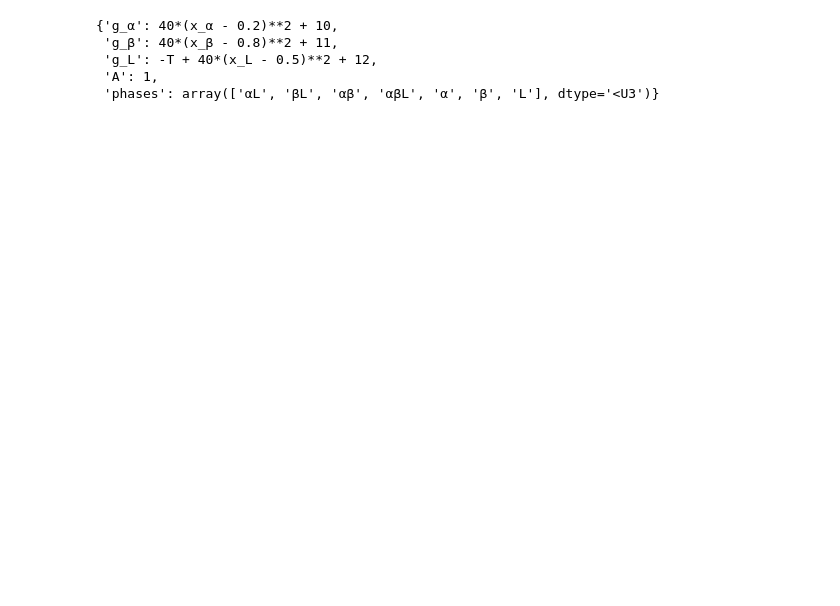
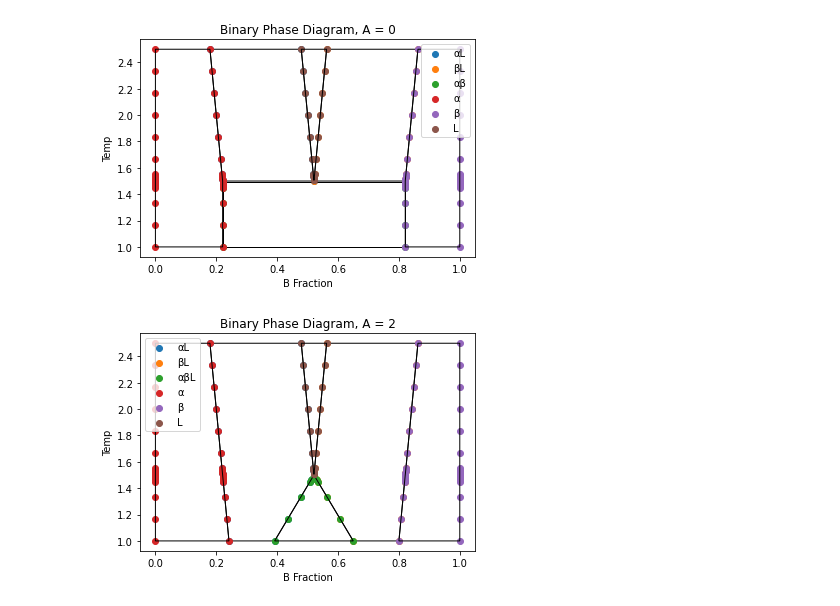
Before and after one commit to TeddyMeissner/Phase-Optimization, a Jupyter notebook: Binary 3-Phase.ipynb, the cells around one changed output. Saved outputs shown, nothing was run; the diff lists cells and outputs as text; code cells hidden in the pictures; blank space fills up the shorter version.

```diff
--- a/Binary 3-Phase.ipynb
+++ b/Binary 3-Phase.ipynb
@@ -347,9 +353 @@ g_L = a*(x_L-x_L0)**2 + b_L - T
-# %%
-three_phase(g_α,g_β,g_L,1).__dict__
-# %% [output]
-{'g_α': 40*(x_α - 0.2)**2 + 10,
- 'g_β': 40*(x_β - 0.8)**2 + 11,
- 'g_L': -T + 40*(x_L - 0.5)**2 + 12,
- 'A': 1,
- 'phases': array(['αL', 'βL', 'αβ', 'αβL', 'α', 'β', 'L'], dtype='<U3')}
 # %%
@@ -357 +356,7 @@ hello = three_phase(g_α,g_β,g_L,A=1)
+# %%
+binary_A_0.plot_diagram(T_grid,title = 'Binary Phase Diagram, A = 0')
+binary_A_2.plot_diagram(T_grid,title = 'Binary Phase Diagram, A = 2')
+# %% [output]
+[figure, added]
+[figure, added]
 # %%
```
Also changed, not shown: parts of 6 cells of this notebook, 8 other files.
